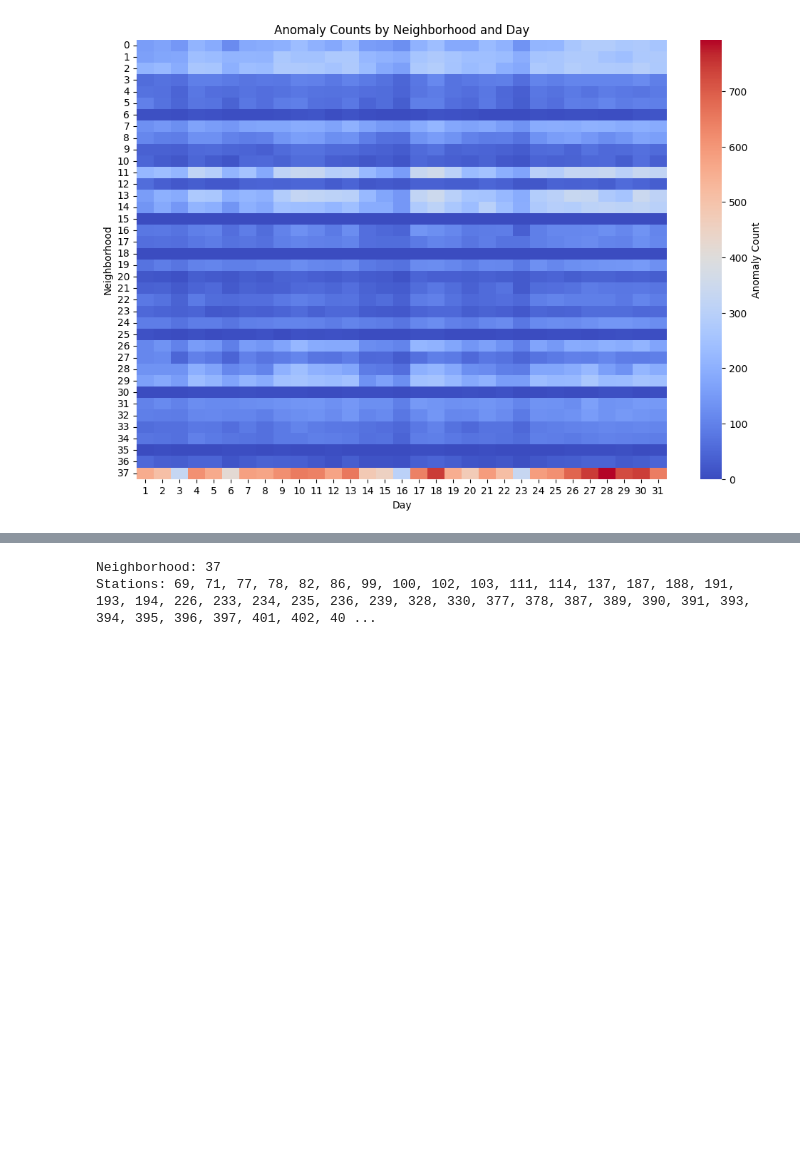
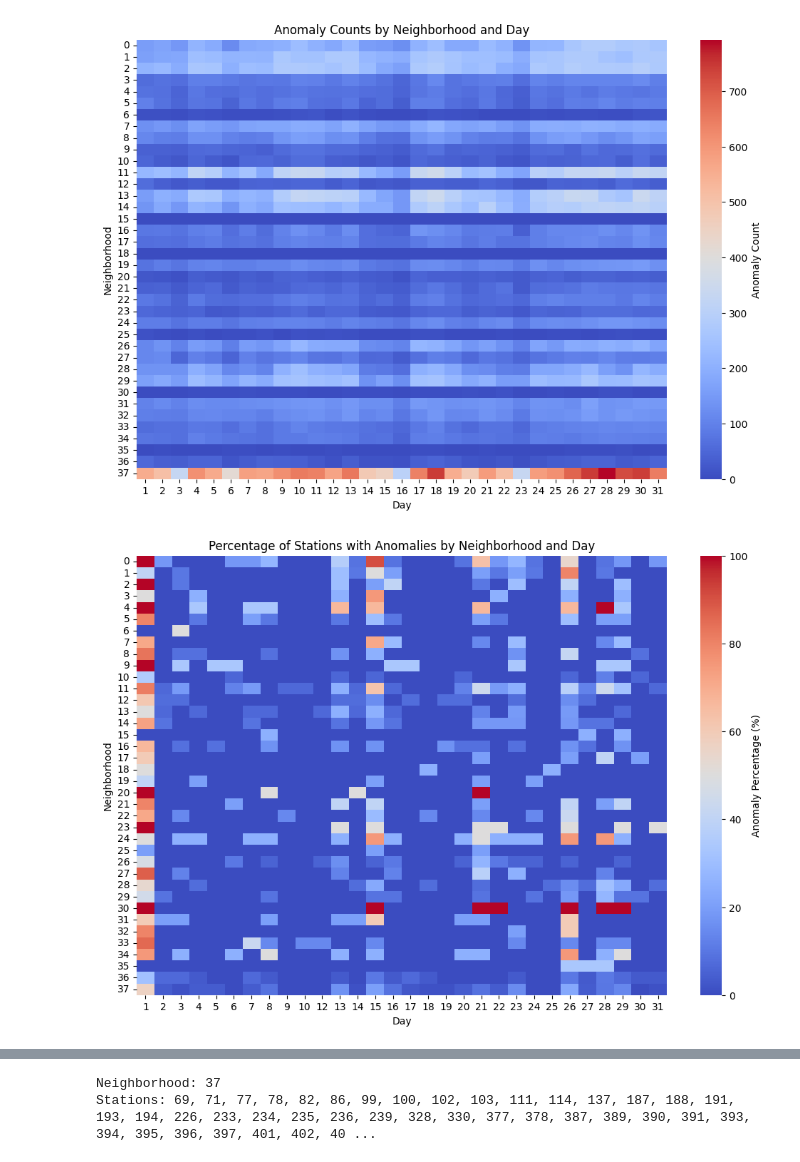
Before and after one commit to elnurisg/anomaly_detection_for_shared_mobility, a Jupyter notebook: station_focus/data_analysis.ipynb, the cells around one changed output, grey strips where cells are left out. Drawn from its saved outputs; the diff is of its cells as text; code cells hidden in the pictures; blank space fills up the shorter version.

Commit message:
Adding heatmaps with anomalious percentages for  neighborhoods and also for stations in given neighborhood

```diff
--- a/station_focus/data_analysis.ipynb
+++ b/station_focus/data_analysis.ipynb
@@ -321,3 +321,35 @@ plt.ylabel('Neighborhood')
 plt.show()
 # %% [output]
 [figure]
+# %%
+# Calculate total stations per neighborhood
+total_stations_per_neighborhood = station_data.groupby('neighborhood')['station_id'].nunique()
+
+# Group by 'neighborhood' and 'day' to count stations with anomalies
+grouped_data = station_data[station_data['anomaly'] < 0].groupby(['neighborhood', 'day']).agg(
+    stations_with_anomalies=('station_id', 'nunique')  # Count unique stations with anomalies
+).reset_index()
+
+# Add the total number of stations for each neighborhood
+grouped_data['total_stations'] = grouped_data['neighborhood'].map(total_stations_per_neighborhood)
+
+# Calculate the anomaly percentage (percentage of stations with anomalies)
+grouped_data['anomaly_percentage'] = (grouped_data['stations_with_anomalies'] / grouped_data['total_stations']) * 100
+
+# Pivot the grouped data for the heatmap
+pivot_table_percentage = grouped_data.pivot_table(
+    values='anomaly_percentage',
+    index='neighborhood',
+    columns='day',
+    fill_value=0
+)
+
+# Plot the heatmap
+plt.figure(figsize=(12, 8))  # Adjust size for readability
+sns.heatmap(pivot_table_percentage, cmap='coolwarm', cbar_kws={'label': 'Anomaly Percentage (%)'})
+plt.title('Percentage of Stations with Anomalies by Neighborhood and Day')
+plt.xlabel('Day')
+plt.ylabel('Neighborhood')
+plt.show()
+# %% [output]
+[figure, added]
```
Also changed, not shown: parts of 9 cells of this notebook.
